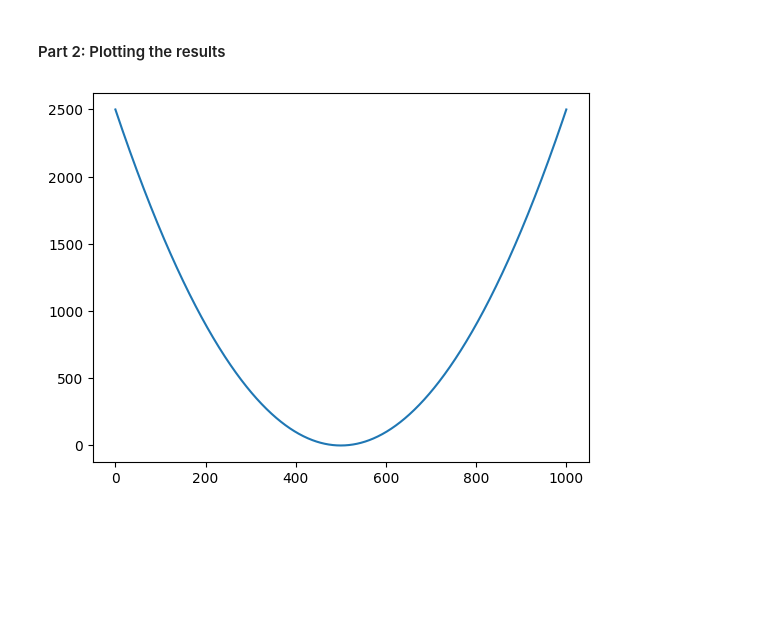
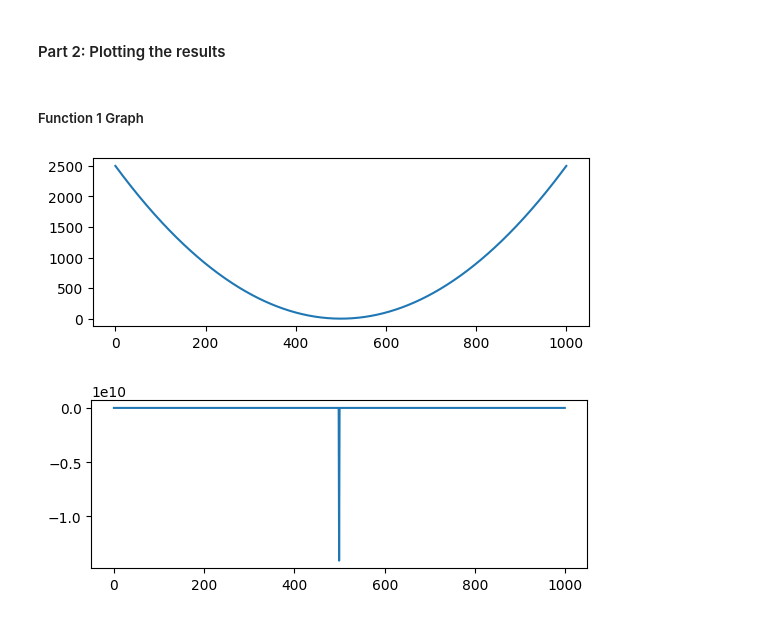
Before and after one commit to David-Jr/divic-ml-course-assignments, a Jupyter notebook: 2d-array-and-gradient-problem/2d-array-and-gradient-problem.ipynb, the cells around one changed output. Saved outputs shown, nothing was run; the diff lists cells and outputs as text; code cells hidden in the pictures; blank space fills up the shorter version.

```diff
--- a/2d-array-and-gradient-problem/2d-array-and-gradient-problem.ipynb
+++ b/2d-array-and-gradient-problem/2d-array-and-gradient-problem.ipynb
@@ -80,39 +80,18 @@ function3 = lambda _array_x: np.sin(np.power(_array_x, 1/2))
 array_xy1, gradient1 = compute_gradient(function1)
 array_xy2, gradient2 = compute_gradient(function2)
 array_xy3, gradient3 = compute_gradient(function3, _x_range=(0, 50.1, 0.1))
-
-# print(array_xy1.shape)
-plt.plot(array_xy1.transpose()[1])
-plt.show()
-# print(np.flip(array_xy1.transpose(1, 0)[1]))
-# print(function1(np.arange(-50, 50, 0.1)))
-
-# plt.subplot(1, 2, 1)
-# plt.plot(np.flip(array_xy1.transpose(1, 0)[1]))
-# plt.plot(function1(np.arange(-50, 50, 0.1)))
-# plt.show()
-
-# plt.subplot(1, 2, 2)
-# plt.plot(function1(np.arange(-50, 50, 0.1)))
-# plt.show()
-# plt.title("Gradient of The Functions")
-
-# plt.plot(gradient1, gradient2, gradient3)
-# plt.plot(function1(np.arange(-50, 50.1, 0.1)))
-# plt.plot(gradient2)
-# plt.plot(function2(np.arange(0, 50.1, 0.1)))
-
-# plt.subplot(1, 2, 1)
-# plt.plot(function3(np.arange(0, 50.1, 0.1)))
-# plt.show()
-#
-# plt.subplot(1, 2, 2)
-# plt.plot(gradient3)
-# plt.show()
-
-
-
-# plt.legend(["Function 1", "Function 2"])
-# plt.legend(["Function 1", "Function 2", "Function 3"])
-# %% [output]
-[figure, removed]
+# %% [markdown]
+##### Function 1 Graph
+# %%
+plt.title("Function 1")
+plt.subplot(2, 1, 1)
+plt.plot(array_xy1.transpose()[1])
+plt.show()
+
+plt.title("Function 1 Gradient")
+plt.subplot(2, 1, 2)
+plt.plot(gradient1)
+plt.show()
+# %% [output]
+[figure, added]
+[figure, added]
```
Also changed, not shown: parts of 4 cells of this notebook.
